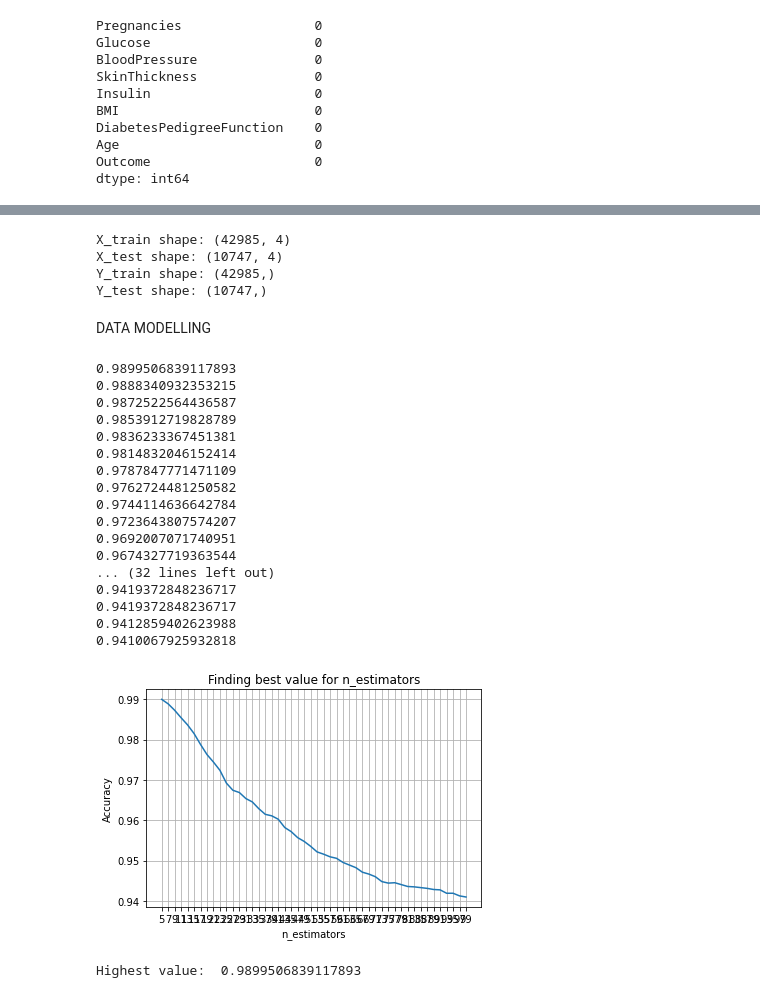
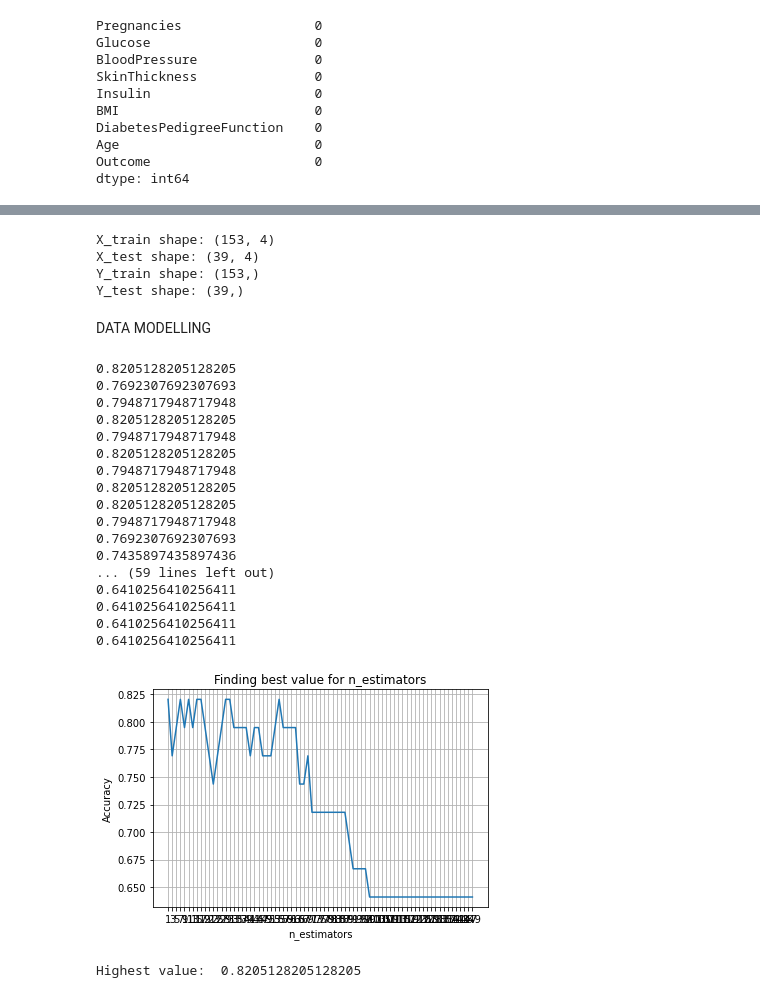
Before and after one commit to Lounes-Kheris98/diabete.predict, a Jupyter notebook: Diabetes_predict.ipynb, the cells around one changed output, grey strips where cells are left out. Drawn from its saved outputs; the diff is of its cells as text; code cells hidden in the pictures.

```diff
--- a/Diabetes_predict.ipynb
+++ b/Diabetes_predict.ipynb
@@ -22,7 +22,7 @@ def read_data(filename):
     df = pd.read_csv(filename)
     return df
 
-data = read_data("diabetes75pc_100_times.csv")
+data = read_data("diabetes.csv")
 
 data.head()
 # %% [output]
@@ -177,12 +177,14 @@ data_new[replace_list_column] = data[replace_list_column].replace(0, np.NaN)
 #print(data.loc[data['Insulin'].isin([0,2,4])])
 import random
 
-max_Insulin = data['Insulin'].max()
-min_Insulin = data['Insulin'].min()
 
-data_new.Insulin = data_new['Insulin'].mask(data_new['Insulin'].isnull(), np.random.uniform(min_Insulin, max_Insulin, size=data_new['Insulin'].shape))
+for col in replace_list_column:
+  max_Insulin = data[col].max()
+  min_Insulin = data[col].min()
 
-data_new = data_new.dropna(axis=0, how='any')
+  data_new[col] = data_new[col].mask(data_new[col].isnull(), np.random.uniform(min_Insulin, max_Insulin, size=data_new[col].shape))
+
+#data_new = data_new.dropna(axis=0, how='any')
 
 data_new
 # %% [output]
@@ -227,0 +243,2 @@ plt.show()
+# %%
+data_new = data_new['Glucose', 'BloodPressure','SkinThickness', 'Insulin', 'BMI']
@@ -262,52 +281,53 @@ print("X_test shape:", X_test.shape)
 print("Y_train shape:", Y_train.shape)
 print("Y_test shape:", Y_test.shape)
 # %% [output]
-X_train shape: (42985, 4)
-X_test shape: (10747, 4)
-Y_train shape: (42985,)
-Y_test shape: (10747,)
+X_train shape: (153, 4)
+X_test shape: (39, 4)
+Y_train shape: (153,)
+Y_test shape: (39,)
 # %% [markdown]
 DATA MODELLING
 # %%
 # Plotting a graph for n_neighbors
 from sklearn import metrics
 from sklearn.neighbors import KNeighborsClassifier
 
-X_axis = list(range(5, 100, 2))
+X_axis = list(range(1, 150, 2))
 acc = pd.Series()
-x = range(5, 100, 2)
+x = range(1, 150, 2)
 
-for i in list(range(5, 100, 2)):
+for i in list(range(1, 150, 2)):
     knn_model = KNeighborsClassifier(n_neighbors = i)
     knn_model.fit(X_train, Y_train)
     prediction = knn_model.predict(X_test)
     print(metrics.accuracy_score(prediction, Y_test))
     acc = acc.append(pd.Series(metrics.accuracy_score(prediction, Y_test)))
+
 plt.plot(X_axis, acc)
 plt.xticks(x)
 plt.title("Finding best value for n_estimators")
 plt.xlabel("n_estimators")
 plt.ylabel("Accuracy")
 plt.grid()
 plt.show()
 print('Highest value: ',acc.values.max())
 # %% [output]
-0.9899506839117893
-0.9888340932353215
-0.9872522564436587
-0.9853912719828789
-0.9836233367451381
-0.9814832046152414
-0.9787847771471109
-0.9762724481250582
-0.9744114636642784
-0.9723643807574207
-0.9692007071740951
-0.9674327719363544
-... (32 lines left out)
-0.9419372848236717
-0.9419372848236717
-0.9412859402623988
-0.9410067925932818
+0.8205128205128205
+0.7692307692307693
+0.7948717948717948
+0.8205128205128205
+0.7948717948717948
+0.8205128205128205
+0.7948717948717948
+0.8205128205128205
+0.8205128205128205
+0.7948717948717948
+0.7692307692307693
+0.7435897435897436
+... (59 lines left out)
+0.6410256410256411
+0.6410256410256411
+0.6410256410256411
+0.6410256410256411
-[figure, old version]
+[figure, new version]
-Highest value:  0.9899506839117893
+Highest value:  0.8205128205128205
```
Also changed, not shown: parts of 18 cells of this notebook.
